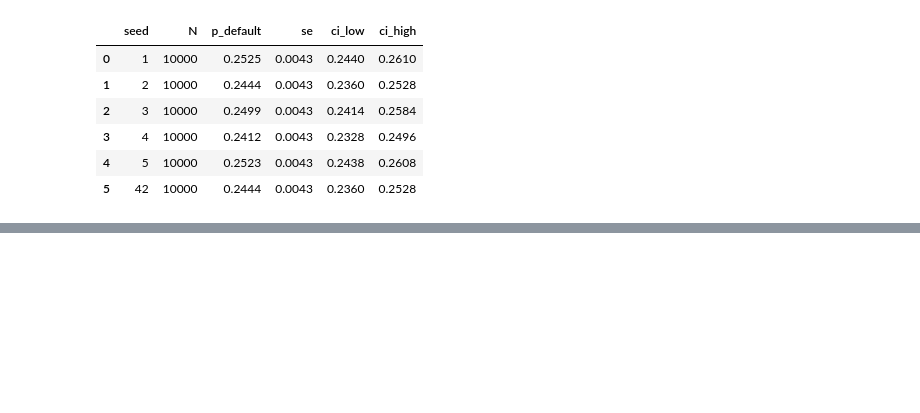
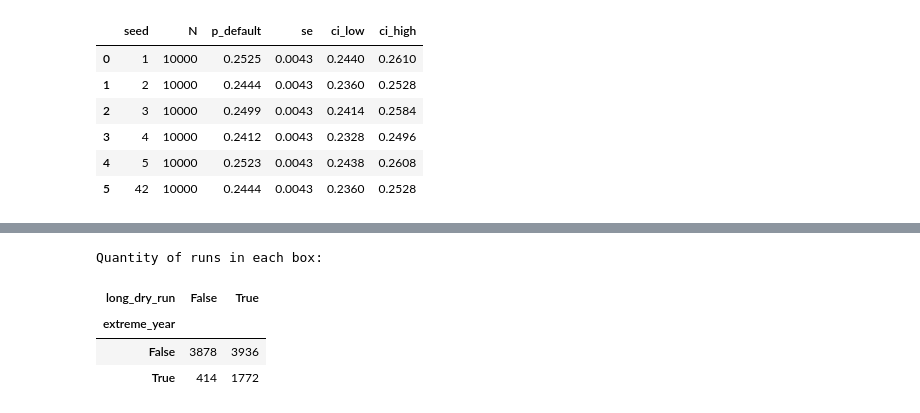
Before and after one commit to IgnacioFunesDeluigi/hydro-project-finance, a Jupyter notebook: notebooks/03_montecarlo.ipynb, the cells around one changed output, grey strips where cells are left out. Cells and saved outputs as stored; diff of their text form; code cells hidden in the pictures; blank space fills up the shorter version.

```diff
--- a/notebooks/03_montecarlo.ipynb
+++ b/notebooks/03_montecarlo.ipynb
@@ -422,0 +478,9 @@ Random seed list: [1, 2, 3, 4, 5, 42]
+# %%
+print("Quantity of runs in each box:")
+sims_h1.pivot_table(index="extreme_year", columns="long_dry_run", values="any_lockup", aggfunc="count")
+# %% [output]
+Quantity of runs in each box:
+| long_dry_run | False | True |
+| extreme_year |  |  |
+| False | 3878 | 3936 |
+| True | 414 | 1772 |
```
Also changed, not shown: parts of 13 cells of this notebook, 3 other files.
